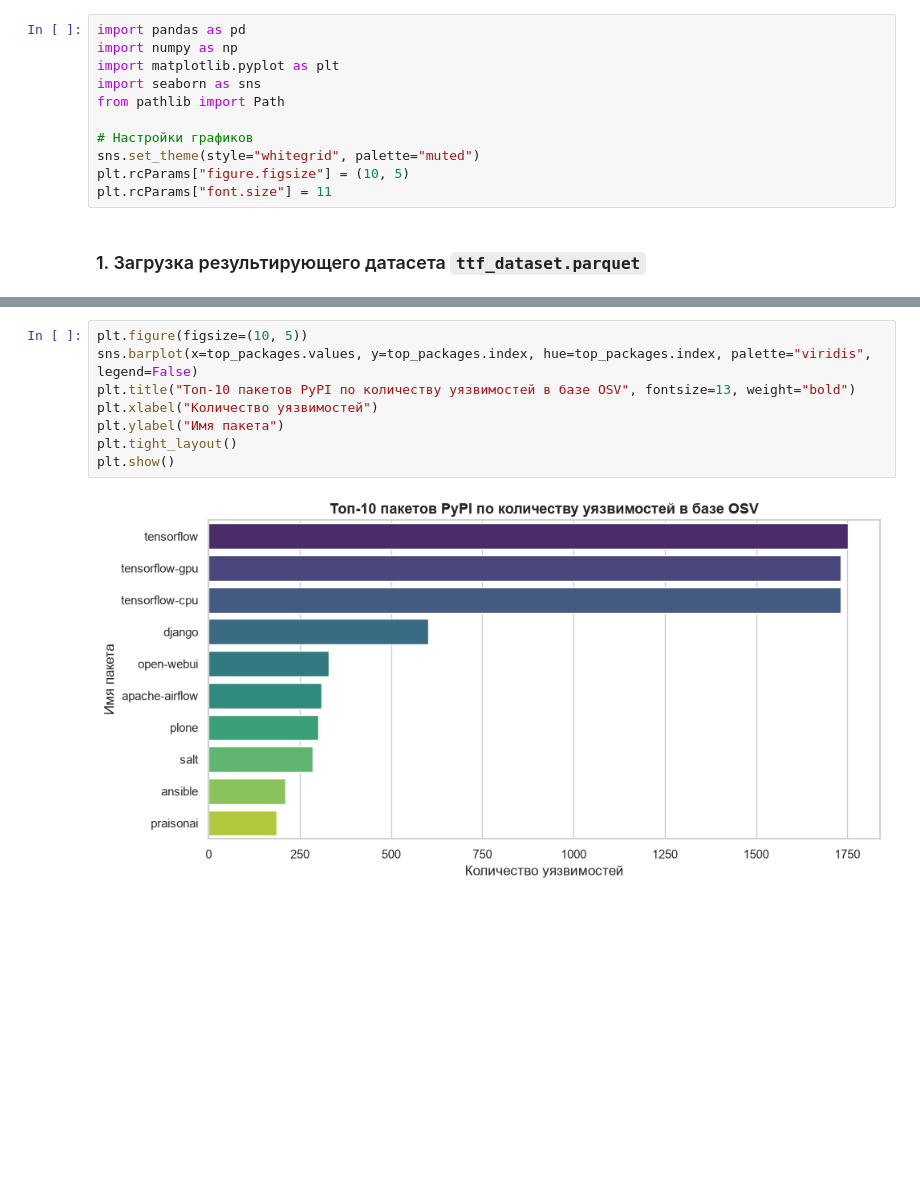
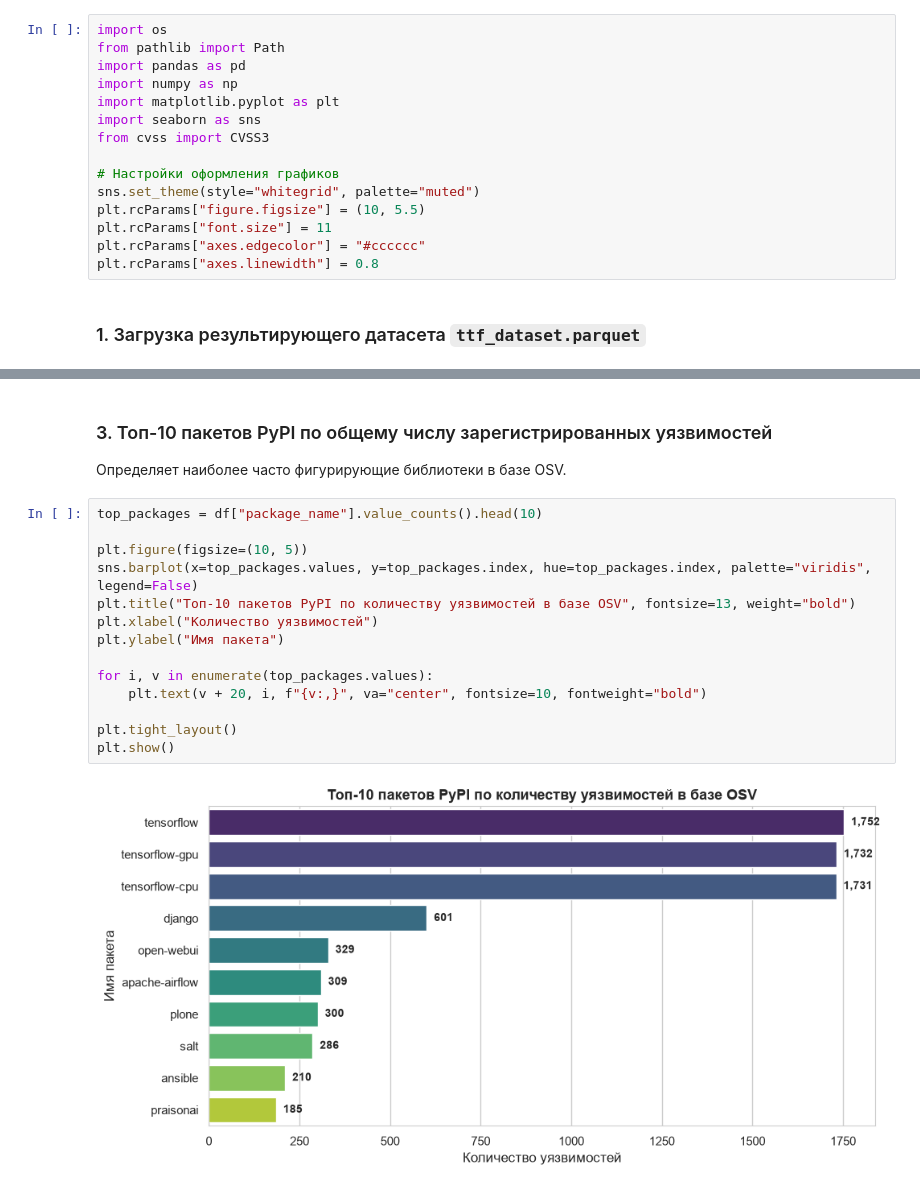
Before and after one commit to kseilons/python-fix-time, a Jupyter notebook: notebooks/data_exploration.ipynb, the cells around one changed output, grey strips where cells are left out. Cells and saved outputs as stored; diff of their text form; blank space fills up the shorter version.

```diff
--- a/notebooks/data_exploration.ipynb
+++ b/notebooks/data_exploration.ipynb
@@ -6,14 +15,18 @@
 # %%
+import os
+from pathlib import Path
 import pandas as pd
 import numpy as np
 import matplotlib.pyplot as plt
 import seaborn as sns
-from pathlib import Path
+from cvss import CVSS3
 
-# Настройки графиков
+# Настройки оформления графиков
 sns.set_theme(style="whitegrid", palette="muted")
-plt.rcParams["figure.figsize"] = (10, 5)
+plt.rcParams["figure.figsize"] = (10, 5.5)
 plt.rcParams["font.size"] = 11
+plt.rcParams["axes.edgecolor"] = "#cccccc"
+plt.rcParams["axes.linewidth"] = 0.8
 # %% [markdown]
 ### 1. Загрузка результирующего датасета `ttf_dataset.parquet`
 # %%
@@ -124,10 +92,19 @@ for rank, (pkg, count) in enumerate(top_packages.items(), 1):
+# %% [markdown]
+### 3. Топ-10 пакетов PyPI по общему числу зарегистрированных уязвимостей
+Определяет наиболее часто фигурирующие библиотеки в базе OSV.
 # %%
+top_packages = df["package_name"].value_counts().head(10)
+
 plt.figure(figsize=(10, 5))
 sns.barplot(x=top_packages.values, y=top_packages.index, hue=top_packages.index, palette="viridis", legend=False)
 plt.title("Топ-10 пакетов PyPI по количеству уязвимостей в базе OSV", fontsize=13, weight="bold")
 plt.xlabel("Количество уязвимостей")
 plt.ylabel("Имя пакета")
+
+for i, v in enumerate(top_packages.values):
+    plt.text(v + 20, i, f"{v:,}", va="center", fontsize=10, fontweight="bold")
+
 plt.tight_layout()
 plt.show()
 # %% [output]
-[figure, old version]
+[figure, new version]
```
Also changed, not shown: parts of 26 cells of this notebook, 1 other file.
